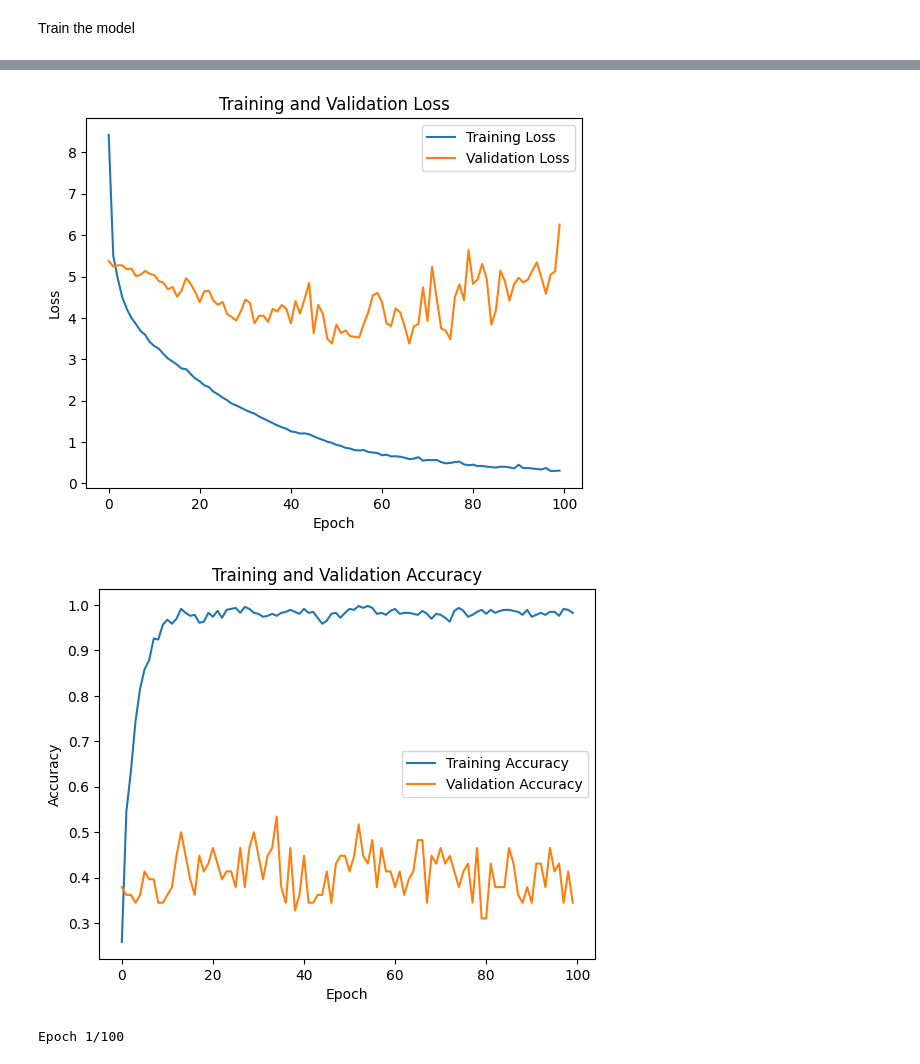
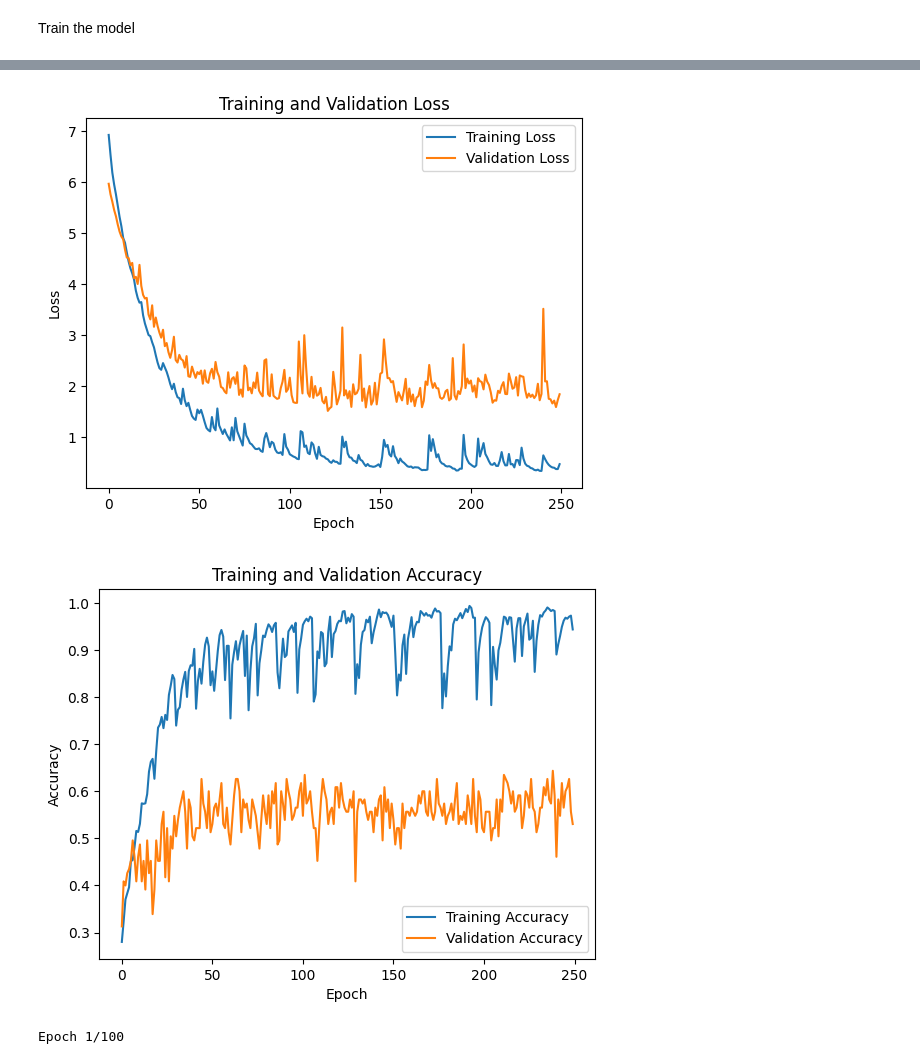
Before and after one commit to NimaAhmadi79/EEG-based-motor-imagery-classification-, a Jupyter notebook: main/main.ipynb, the cells around one changed output, grey strips where cells are left out. Cells and saved outputs as stored; diff of their text form; code cells hidden in the pictures.

```diff
--- a/main/main.ipynb
+++ b/main/main.ipynb
@@ -211,19 +226,25 @@ create train data
 
 #add label for each row as last column
 train_data=create_training_data(data_arrays,events_with_labels_arrays)
+# %%
+X, Y = zip(*train_data)
+X=np.array(X)
+Y=np.array(Y)
+
+Y = Y.reshape(-1, 1)
 # %% [markdown]
 create X and Y
 # %%
 
 #convert train_data to np array
-train_data = np.array(train_data)
+# train_data = np.array(train_data)
 
-#Separate features (X) and labels (y)
-X = train_data[:, :-1]  # Extract all rows and all columns except the last one
-Y = train_data[:, -1]   # Extract all rows and only the last column
+# #Separate features (X) and labels (y)
+# X = train_data[:, :-1]  # Extract all rows and all columns except the last one
+# Y = train_data[:, -1]   # Extract all rows and only the last column
 
-#reshape Y to 2d array
-Y = Y.reshape(-1, 1)
+# #reshape Y to 2d array
+# Y = Y.reshape(-1, 1)
 # %% [markdown]
 Match each events to 0-3 class
 # %%
@@ -249,7 +270,7 @@ Y_sh = Y[indices]
 # %% [markdown]
 Split data to test and train
 # %%
-x_train, x_ , y_train, y_ =train_test_split(X_sh, Y_sh, test_size=0.20, random_state=1)
+x_train, x_ , y_train, y_ =train_test_split(X, Y, test_size=0.20, random_state=1)
 
 x_cv, x_test, y_cv, y_test =train_test_split(x_, y_, test_size=0.50, random_state=1)
 
@@ -263,8 +284,8 @@ early_stopping = EarlyStopping(monitor='val_loss', patience=5, verbose=1, restor
 # Train the model
 history = model.fit(
     [x_train, x_train, x_train], y_train,
-    epochs=100,
-    batch_size=22,
+    epochs=250,
+    batch_size=20,
     validation_data=([x_cv, x_cv, x_cv], y_cv)
     # callbacks=[checkpoint, early_stopping]
 )
@@ -307,5 +328,5 @@ Epoch 100/100
-[figure, old version]
+[figure, new version]
-[figure, old version]
+[figure, new version]
 # %%
 # Train the model
 history=model.fit([x_train, x_train, x_train], y_train, epochs=100, batch_size=2, validation_split=0.2)
```
Also changed, not shown: parts of 3 cells of this notebook, 2 other files.
